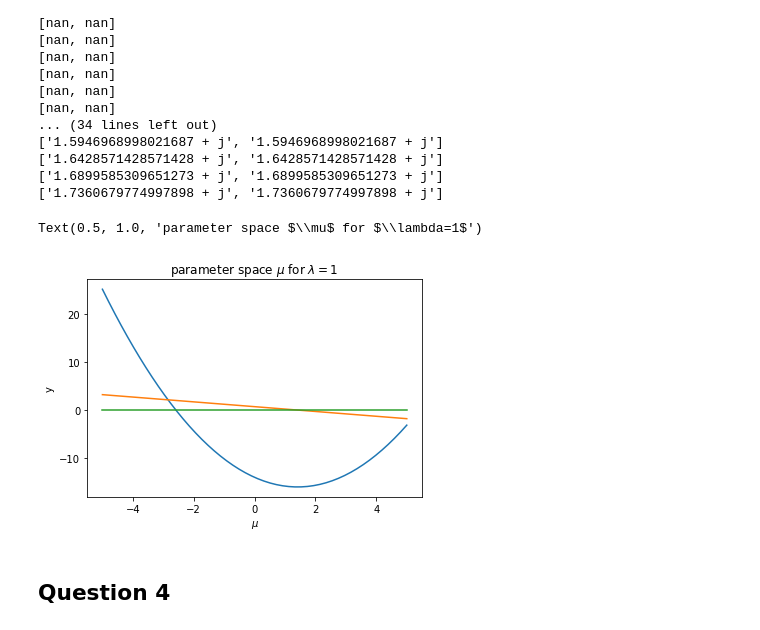
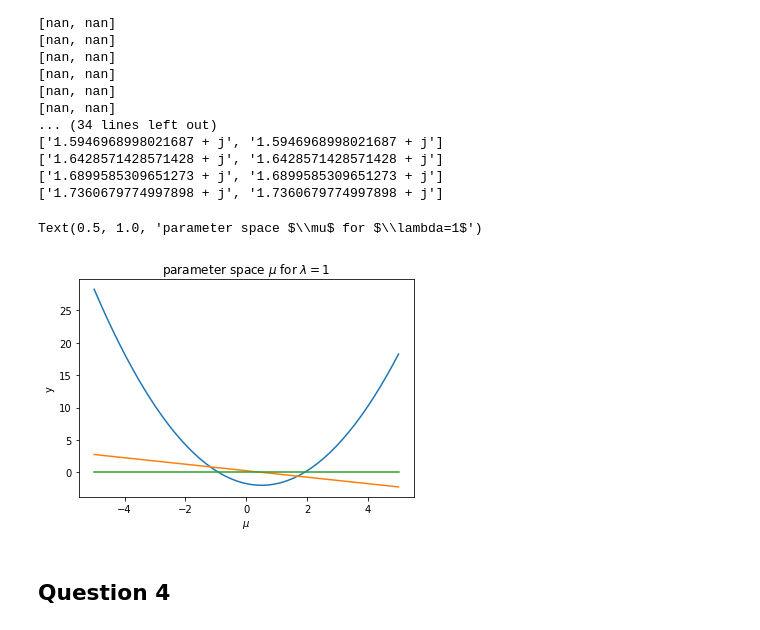
Before and after one commit to SByeUva/complex-economic-dynamics, a Jupyter notebook: hw_01.ipynb, the cells around one changed output. Cells and saved outputs as stored; diff of their text form; code cells hidden in the pictures.

```diff
--- a/hw_01.ipynb
+++ b/hw_01.ipynb
@@ -398,15 +400,15 @@ def real_part(mu,lam):
     return 0.5*(np.sqrt(lam)-mu)
 # %%
 mus=np.linspace(-5,5)
-plt.plot(mus, complex_part(mus,np.ones(len(mus))*2))
-plt.plot(mus, real_part(mus,np.ones(len(mus))*2))
+plt.plot(mus, complex_part(mus,np.ones(len(mus))*.25))
+plt.plot(mus, real_part(mus,np.ones(len(mus))*.25))
 plt.plot(mus, np.zeros(len(mus)))
 plt.xlabel("$\mu$")
 plt.ylabel("y")
 plt.title("parameter space $\mu$ for $\lambda=1$")
 #plt.savefig("figures/parameter_space.pdf", dpi=300)
 # %% [output]
 Text(0.5, 1.0, 'parameter space $\\mu$ for $\\lambda=1$')
-[figure, old version]
+[figure, new version]
 # %% [markdown]
 ## Question 4
```
Also changed, not shown: parts of 42 cells of this notebook, 9 other files.
